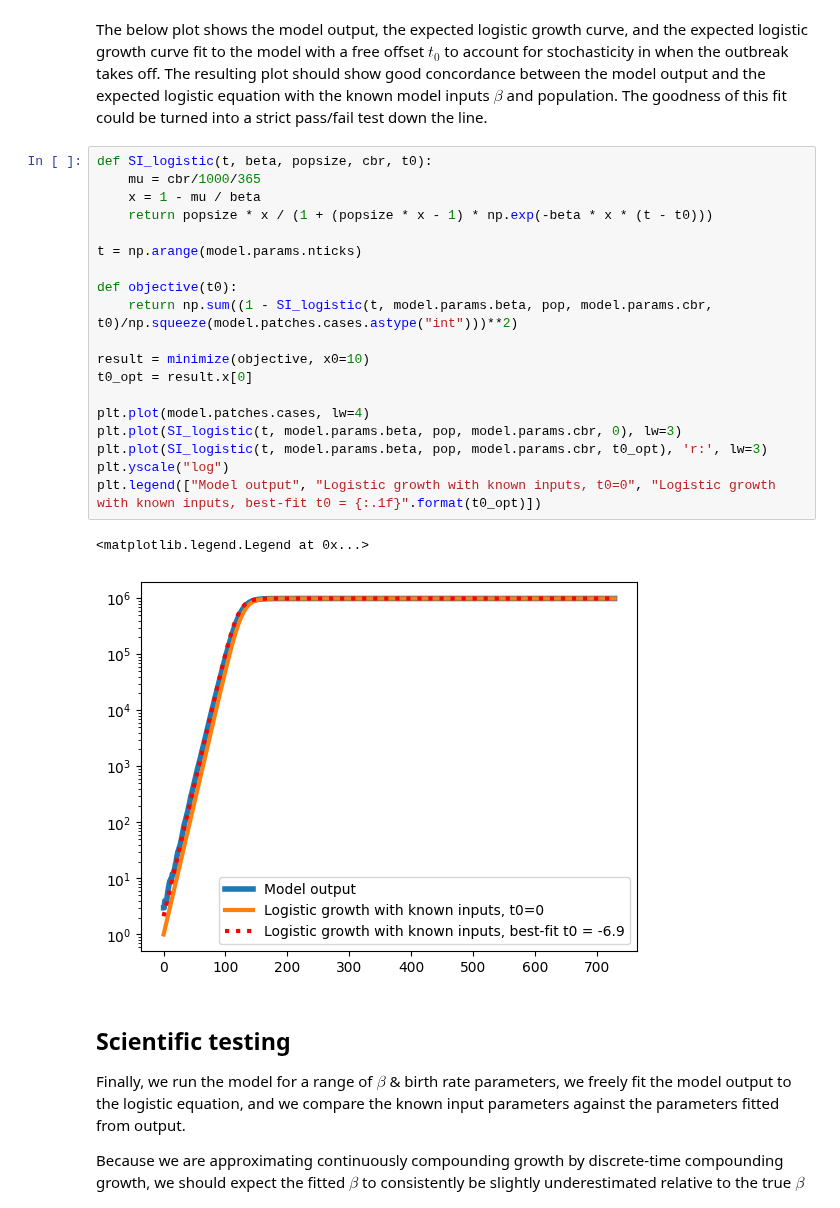
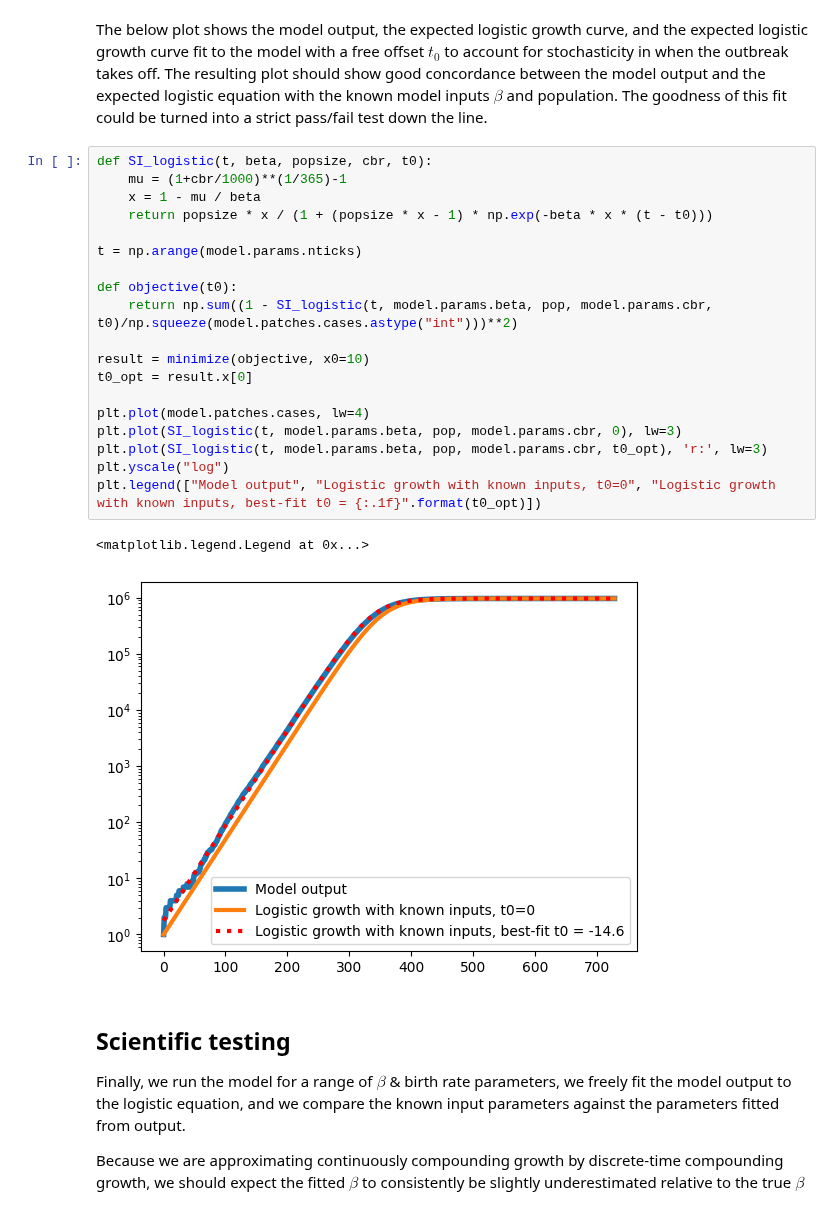
Before and after one commit to InstituteforDiseaseModeling/laser-generic, a Jupyter notebook: notebooks/SI_wbirths_logistic_growth.ipynb, the cells around one changed output. Saved outputs shown, nothing was run; the diff lists cells and outputs as text.

```diff
--- a/notebooks/SI_wbirths_logistic_growth.ipynb
+++ b/notebooks/SI_wbirths_logistic_growth.ipynb
@@ -86,26 +89,26 @@ The below plot shows the model output, the expected logistic growth curve, and t
 The goodness of this fit could be turned into a strict pass/fail test down the line.
 # %%
 def SI_logistic(t, beta, popsize, cbr, t0):
-    mu = cbr/1000/365
+    mu = (1+cbr/1000)**(1/365)-1
     x = 1 - mu / beta
     return popsize * x / (1 + (popsize * x - 1) * np.exp(-beta * x * (t - t0)))
 
 t = np.arange(model.params.nticks)
 
 def objective(t0):
     return np.sum((1 - SI_logistic(t, model.params.beta, pop, model.params.cbr, t0)/np.squeeze(model.patches.cases.astype("int")))**2)
 
 result = minimize(objective, x0=10)
 t0_opt = result.x[0]
 
 plt.plot(model.patches.cases, lw=4)
 plt.plot(SI_logistic(t, model.params.beta, pop, model.params.cbr, 0), lw=3)
 plt.plot(SI_logistic(t, model.params.beta, pop, model.params.cbr, t0_opt), 'r:', lw=3)
 plt.yscale("log")
 plt.legend(["Model output", "Logistic growth with known inputs, t0=0", "Logistic growth with known inputs, best-fit t0 = {:.1f}".format(t0_opt)])
 # %% [output]
 <matplotlib.legend.Legend at 0x...>
-[figure, old version]
+[figure, new version]
 # %% [markdown]
 ## Scientific testing
 Finally, we run the model for a range of $\beta$ & birth rate  parameters, we freely fit the model output to the logistic equation, and we compare the known input parameters against the parameters fitted from output.
```
Also changed, not shown: parts of 8 cells of this notebook, 9 other files.
